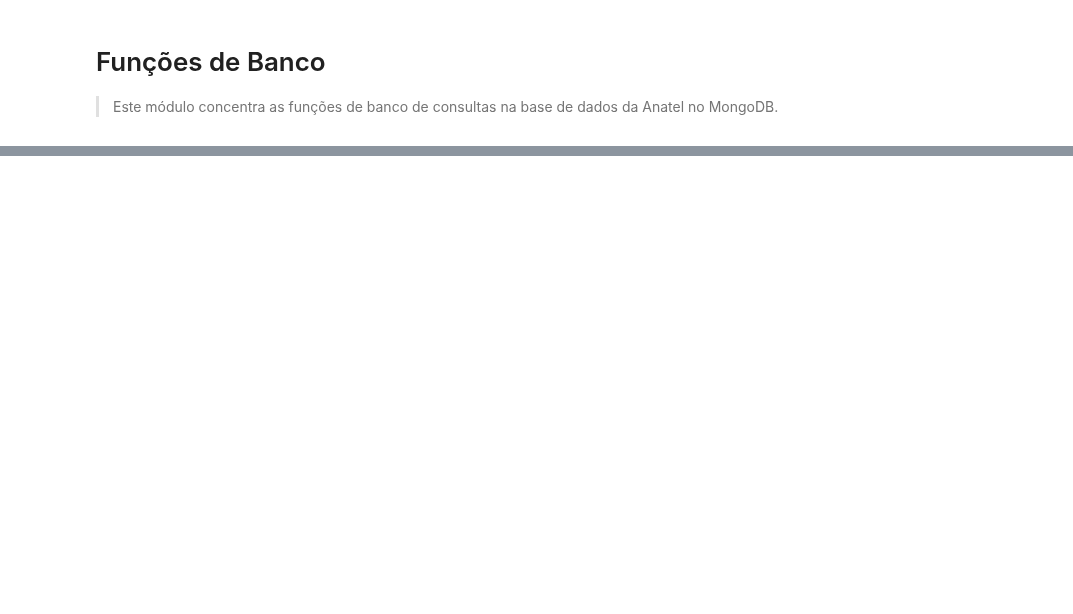
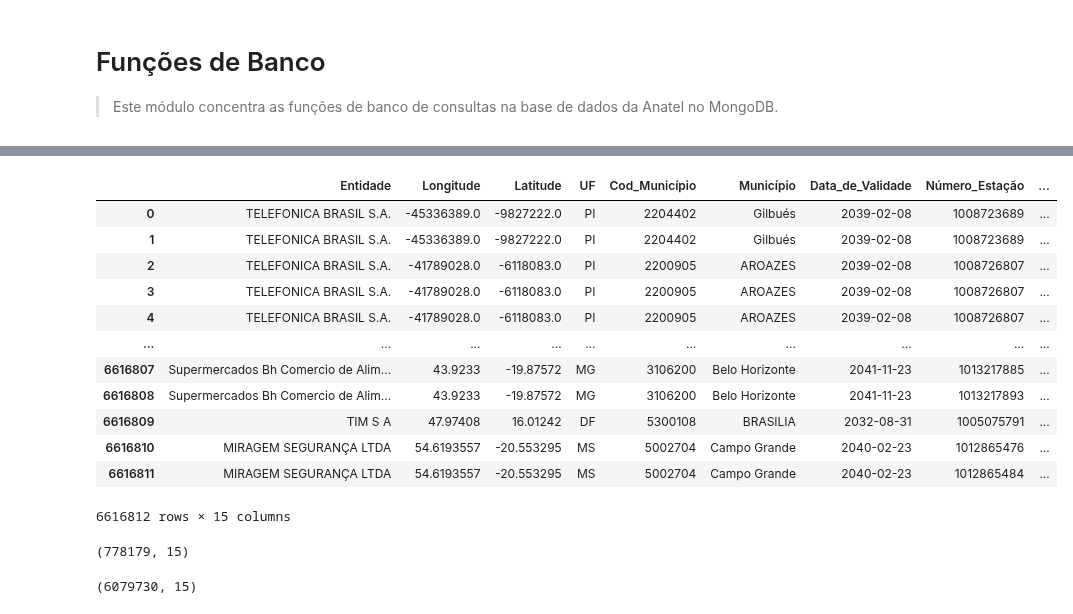
Before and after one commit to ronaldokun/anateldb, a Jupyter notebook: nbs/functionsdb.ipynb, the cells around one changed output, grey strips where cells are left out. Cells and saved outputs as stored; diff of their text form; code cells hidden in the pictures; blank space fills up the shorter version.

Commit message:
:monocle_face: Análise Exploratória dos Dados do Mongo

```diff
--- a/nbs/functionsdb.ipynb
+++ b/nbs/functionsdb.ipynb
@@ -220,0 +235,18 @@ df[df.len_designacao == 9]
+# %%
+from anateldb.updates import _save_df
+
+_save_df(df, Path.cwd().parent / 'dados', stem='licenciamento')
+# %% [output]
+|  | Entidade | Longitude | Latitude | UF | Cod_Município | Município | Data_de_Validade | Número_Estação | ... |
+| 0 | TELEFONICA BRASIL S.A. | -45336389.0 | -9827222.0 | PI | 2204402 | Gilbués | 2039-02-08 | 1008723689 | ... |
+| 1 | TELEFONICA BRASIL S.A. | -45336389.0 | -9827222.0 | PI | 2204402 | Gilbués | 2039-02-08 | 1008723689 | ... |
+| 2 | TELEFONICA BRASIL S.A. | -41789028.0 | -6118083.0 | PI | 2200905 | AROAZES | 2039-02-08 | 1008726807 | ... |
+| 3 | TELEFONICA BRASIL S.A. | -41789028.0 | -6118083.0 | PI | 2200905 | AROAZES | 2039-02-08 | 1008726807 | ... |
+| 4 | TELEFONICA BRASIL S.A. | -41789028.0 | -6118083.0 | PI | 2200905 | AROAZES | 2039-02-08 | 1008726807 | ... |
+| ... | ... | ... | ... | ... | ... | ... | ... | ... | ... |
+| 6616807 | Supermercados Bh Comercio de Alim... | 43.9233 | -19.87572 | MG | 3106200 | Belo Horizonte | 2041-11-23 | 1013217885 | ... |
+| 6616808 | Supermercados Bh Comercio de Alim... | 43.9233 | -19.87572 | MG | 3106200 | Belo Horizonte | 2041-11-23 | 1013217893 | ... |
+| 6616809 | TIM S A | 47.97408 | 16.01242 | DF | 5300108 | BRASILIA | 2032-08-31 | 1005075791 | ... |
+| 6616810 | MIRAGEM SEGURANÇA LTDA | 54.6193557 | -20.553295 | MS | 5002704 | Campo Grande | 2040-02-23 | 1012865476 | ... |
+| 6616811 | MIRAGEM SEGURANÇA LTDA | 54.6193557 | -20.553295 | MS | 5002704 | Campo Grande | 2040-02-23 | 1012865484 | ... |
+6616812 rows × 15 columns
@@ -220,0 +257,9 @@ df[df.len_designacao == 9]
+# %%
+df_sub.shape
+# %% [output]
+(778179, 15)
+# %%
+df_dup = df[df.duplicated(subset, keep='first')]
+df_dup.shape
+# %% [output]
+(6079730, 15)
```
Also changed, not shown: parts of 30 cells of this notebook, 8 other files.
